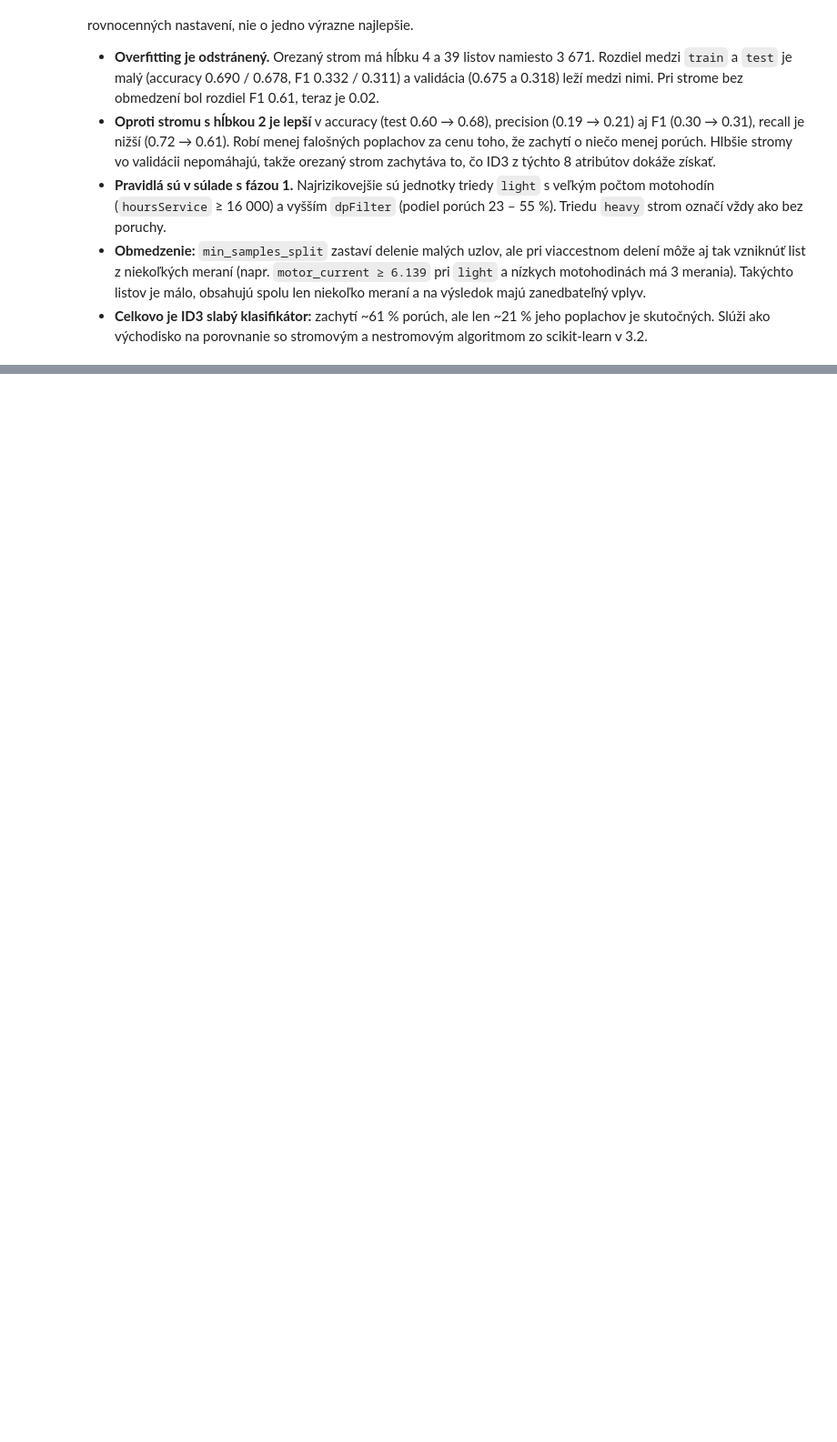
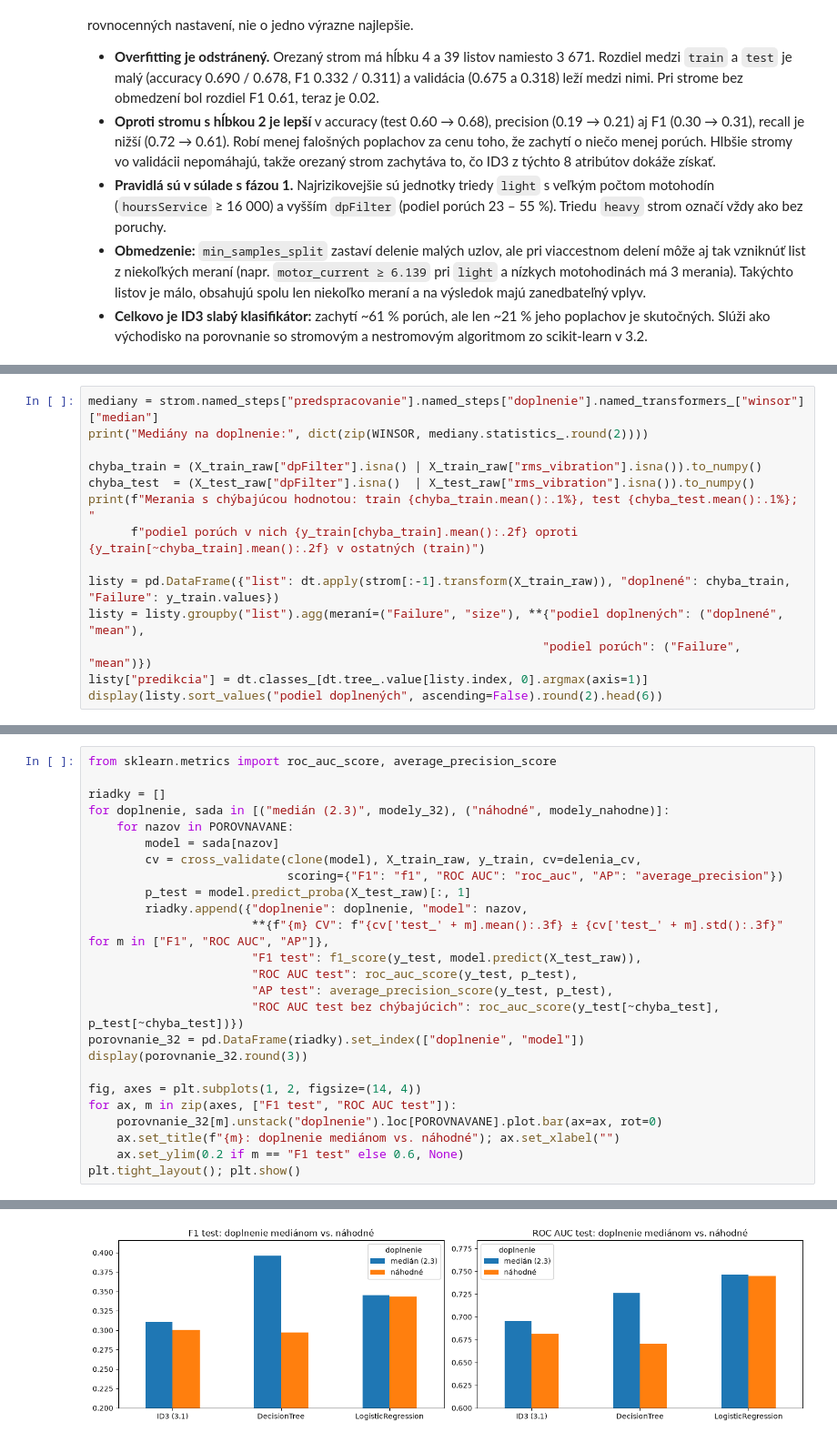
Before and after one commit to deno555/iau_projekt, a Jupyter notebook: IAU_projekt.ipynb, the cells around one changed output, grey strips where cells are left out. Shown at 91% size. Drawn from its saved outputs; the diff is of its cells as text; blank space fills up the shorter version.

```diff
--- a/IAU_projekt.ipynb
+++ b/IAU_projekt.ipynb
@@ -2305,0 +2434,14 @@ class_duty = light  [n = 4330, podiel porúch = 0.18]
+# %%
+mediany = strom.named_steps["predspracovanie"].named_steps["doplnenie"].named_transformers_["winsor"]["median"]
+print("Mediány na doplnenie:", dict(zip(WINSOR, mediany.statistics_.round(2))))
+
+chyba_train = (X_train_raw["dpFilter"].isna() | X_train_raw["rms_vibration"].isna()).to_numpy()
+chyba_test  = (X_test_raw["dpFilter"].isna()  | X_test_raw["rms_vibration"].isna()).to_numpy()
+print(f"Merania s chýbajúcou hodnotou: train {chyba_train.mean():.1%}, test {chyba_test.mean():.1%}; "
+      f"podiel porúch v nich {y_train[chyba_train].mean():.2f} oproti {y_train[~chyba_train].mean():.2f} v ostatných (train)")
+
+listy = pd.DataFrame({"list": dt.apply(strom[:-1].transform(X_train_raw)), "doplnené": chyba_train, "Failure": y_train.values})
+listy = listy.groupby("list").agg(meraní=("Failure", "size"), **{"podiel doplnených": ("doplnené", "mean"),
+                                                                "podiel porúch": ("Failure", "mean")})
+listy["predikcia"] = dt.classes_[dt.tree_.value[listy.index, 0].argmax(axis=1)]
+display(listy.sort_values("podiel doplnených", ascending=False).round(2).head(6))
@@ -2305,0 +2509,26 @@ class_duty = light  [n = 4330, podiel porúch = 0.18]
+# %%
+from sklearn.metrics import roc_auc_score, average_precision_score
+
+riadky = []
+for doplnenie, sada in [("medián (2.3)", modely_32), ("náhodné", modely_nahodne)]:
+    for nazov in POROVNAVANE:
+        model = sada[nazov]
+        cv = cross_validate(clone(model), X_train_raw, y_train, cv=delenia_cv,
+                            scoring={"F1": "f1", "ROC AUC": "roc_auc", "AP": "average_precision"})
+        p_test = model.predict_proba(X_test_raw)[:, 1]
+        riadky.append({"doplnenie": doplnenie, "model": nazov,
+                       **{f"{m} CV": f"{cv['test_' + m].mean():.3f} ± {cv['test_' + m].std():.3f}" for m in ["F1", "ROC AUC", "AP"]},
+                       "F1 test": f1_score(y_test, model.predict(X_test_raw)),
+                       "ROC AUC test": roc_auc_score(y_test, p_test),
+                       "AP test": average_precision_score(y_test, p_test),
+                       "ROC AUC test bez chýbajúcich": roc_auc_score(y_test[~chyba_test], p_test[~chyba_test])})
+porovnanie_32 = pd.DataFrame(riadky).set_index(["doplnenie", "model"])
+display(porovnanie_32.round(3))
+
+fig, axes = plt.subplots(1, 2, figsize=(14, 4))
+for ax, m in zip(axes, ["F1 test", "ROC AUC test"]):
+    porovnanie_32[m].unstack("doplnenie").loc[POROVNAVANE].plot.bar(ax=ax, rot=0)
+    ax.set_title(f"{m}: doplnenie mediánom vs. náhodné"); ax.set_xlabel("")
+    ax.set_ylim(0.2 if m == "F1 test" else 0.6, None)
+plt.tight_layout(); plt.show()
+# %% [output]
@@ -2305,0 +2543 @@ class_duty = light  [n = 4330, podiel porúch = 0.18]
+[figure, added]
```
Also changed, not shown: parts of 20 cells of this notebook.
